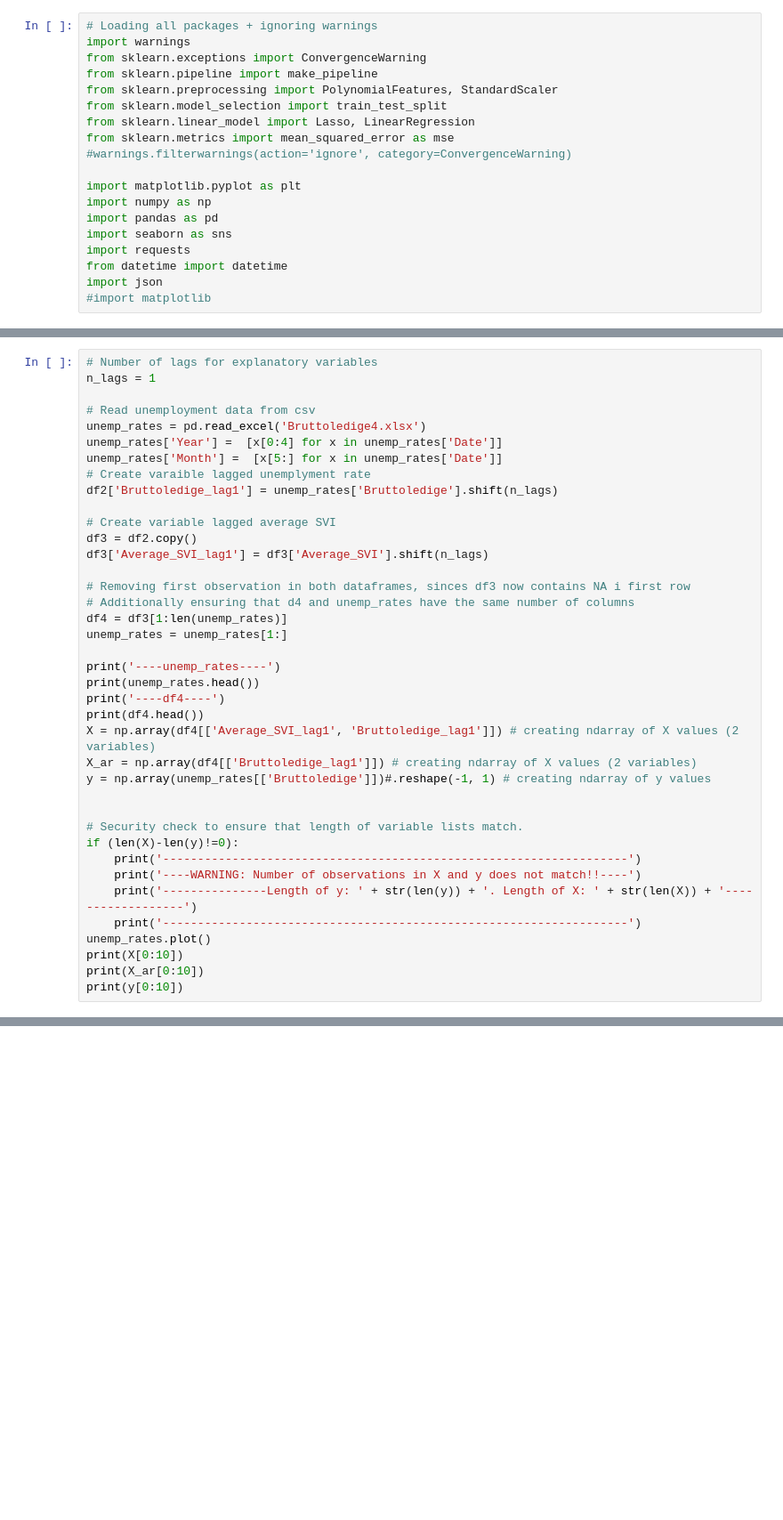
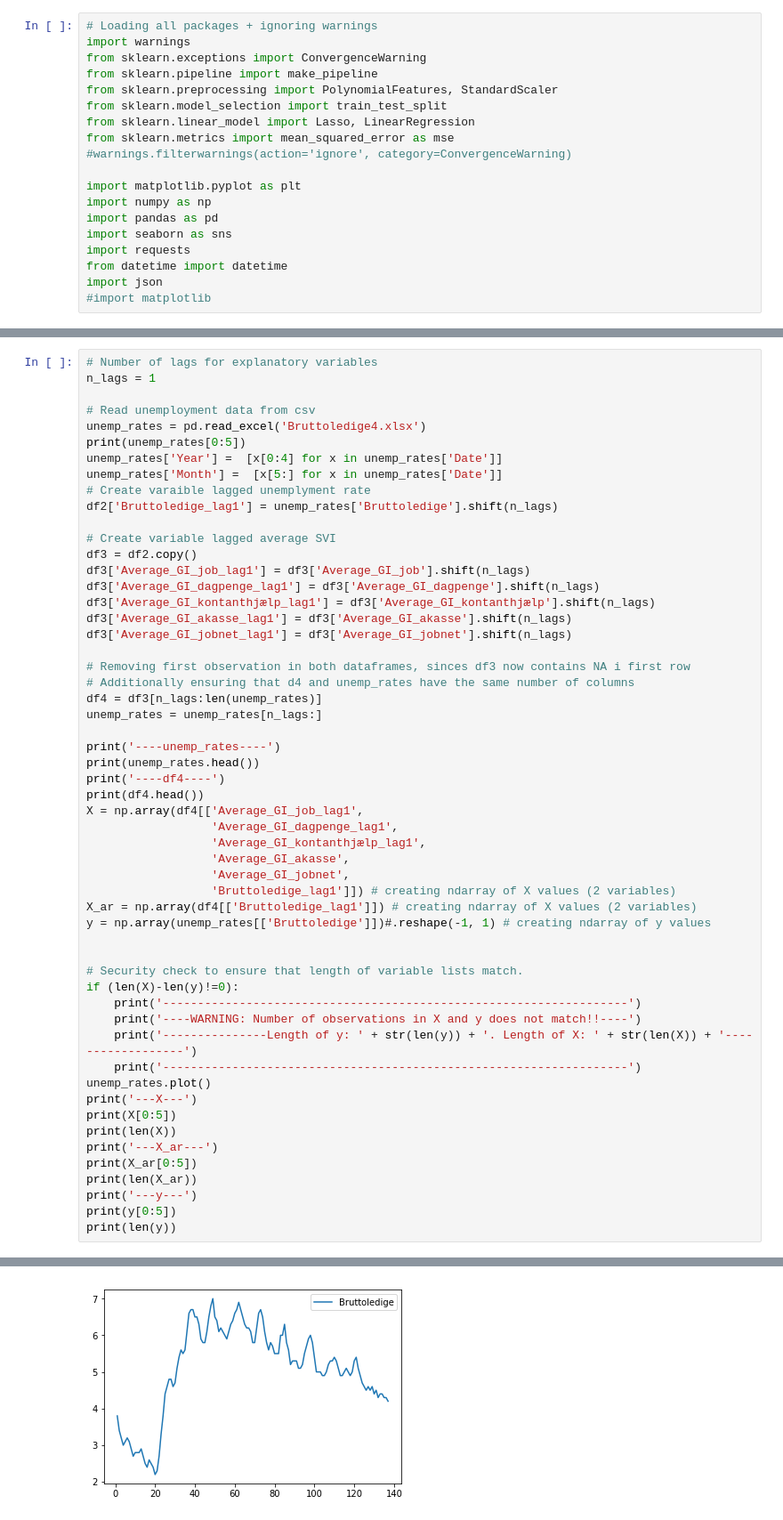
Before and after one commit to karlbindslev/sds_group29, a Jupyter notebook: Exam_project.ipynb, the cells around one changed output, grey strips where cells are left out. Shown at 89% size. Drawn from its saved outputs; the diff is of its cells as text; blank space fills up the shorter version.

```diff
--- a/Exam_project.ipynb
+++ b/Exam_project.ipynb
@@ -138,6 +156,7 @@ n_lags = 1
 
 # Read unemployment data from csv
 unemp_rates = pd.read_excel('Bruttoledige4.xlsx')
+print(unemp_rates[0:5])
 unemp_rates['Year'] =  [x[0:4] for x in unemp_rates['Date']]
 unemp_rates['Month'] =  [x[5:] for x in unemp_rates['Date']]
 # Create varaible lagged unemplyment rate
@@ -145,18 +164,27 @@ df2['Bruttoledige_lag1'] = unemp_rates['Bruttoledige'].shift(n_lags)
 
 # Create variable lagged average SVI
 df3 = df2.copy()
-df3['Average_SVI_lag1'] = df3['Average_SVI'].shift(n_lags)
+df3['Average_GI_job_lag1'] = df3['Average_GI_job'].shift(n_lags)
+df3['Average_GI_dagpenge_lag1'] = df3['Average_GI_dagpenge'].shift(n_lags)
+df3['Average_GI_kontanthjælp_lag1'] = df3['Average_GI_kontanthjælp'].shift(n_lags)
+df3['Average_GI_akasse_lag1'] = df3['Average_GI_akasse'].shift(n_lags)
+df3['Average_GI_jobnet_lag1'] = df3['Average_GI_jobnet'].shift(n_lags)
 
 # Removing first observation in both dataframes, sinces df3 now contains NA i first row
 # Additionally ensuring that d4 and unemp_rates have the same number of columns
-df4 = df3[1:len(unemp_rates)]
-unemp_rates = unemp_rates[1:]
+df4 = df3[n_lags:len(unemp_rates)]
+unemp_rates = unemp_rates[n_lags:]
 
 print('----unemp_rates----')
 print(unemp_rates.head())
 print('----df4----')
 print(df4.head())
-X = np.array(df4[['Average_SVI_lag1', 'Bruttoledige_lag1']]) # creating ndarray of X values (2 variables)
+X = np.array(df4[['Average_GI_job_lag1',
+                  'Average_GI_dagpenge_lag1',
+                  'Average_GI_kontanthjælp_lag1',
+                  'Average_GI_akasse',
+                  'Average_GI_jobnet',
+                  'Bruttoledige_lag1']]) # creating ndarray of X values (2 variables)
 X_ar = np.array(df4[['Bruttoledige_lag1']]) # creating ndarray of X values (2 variables)
 y = np.array(unemp_rates[['Bruttoledige']])#.reshape(-1, 1) # creating ndarray of y values
 
@@ -168,7 +196,13 @@ if (len(X)-len(y)!=0):
     print('---------------Length of y: ' + str(len(y)) + '. Length of X: ' + str(len(X)) + '------------------')
     print('-------------------------------------------------------------------')
 unemp_rates.plot()
-print(X[0:10])
-print(X_ar[0:10])
-print(y[0:10])
+print('---X---')
+print(X[0:5])
+print(len(X))
+print('---X_ar---')
+print(X_ar[0:5])
+print(len(X_ar))
+print('---y---')
+print(y[0:5])
+print(len(y))
 # %% [output]
@@ -175,0 +226 @@ KeyError: 'Average_SVI'
+[figure, added]
```
Also changed, not shown: parts of 7 cells of this notebook, 1 other file.
